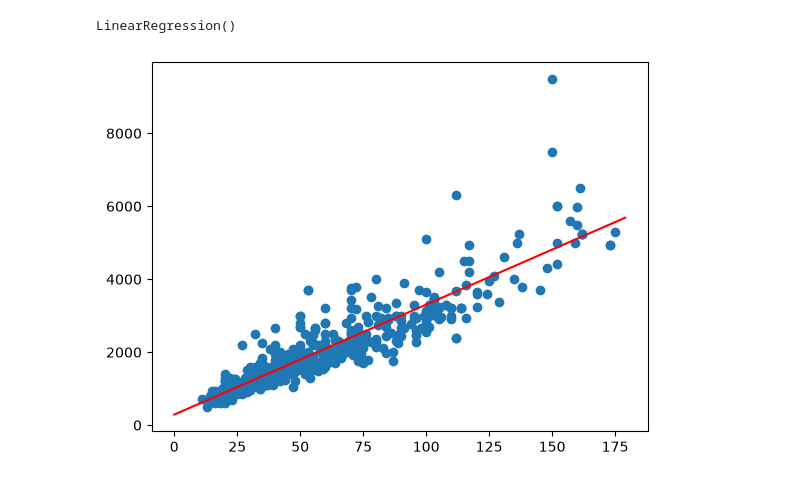
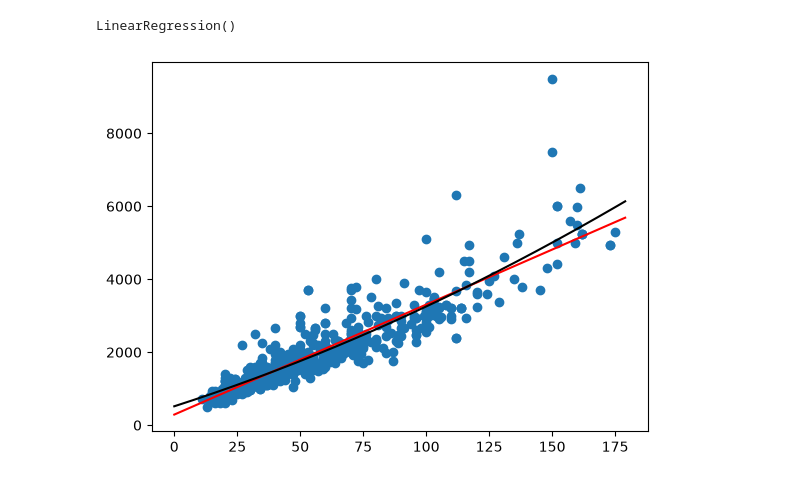
Before and after one commit to cyrilvincent/datascience, a Jupyter notebook: demo_sklearn.ipynb, the cells around one changed output. Saved outputs shown, nothing was run; the diff lists cells and outputs as text; code cells hidden in the pictures.

```diff
--- a/demo_sklearn.ipynb
+++ b/demo_sklearn.ipynb
@@ -34,9 +36,14 @@ LinearRegression()
 # %%
 xpred = np.arange(180).reshape(-1, 1)
 ypred = model.predict(xpred)
+# %%
+model2 = pipe.make_pipeline(pp.PolynomialFeatures(2), lm.Ridge())
+model2.fit(x, y)
+ypred2 = model2.predict(xpred)
 # %%
 plt.scatter(x, y)
 plt.plot(xpred, ypred, color="red")
+plt.plot(xpred, ypred2, color="black")
 plt.show()
 # %% [output]
-[figure, old version]
+[figure, new version]
```
Also changed, not shown: parts of 1 cell of this notebook, 1 other file.
